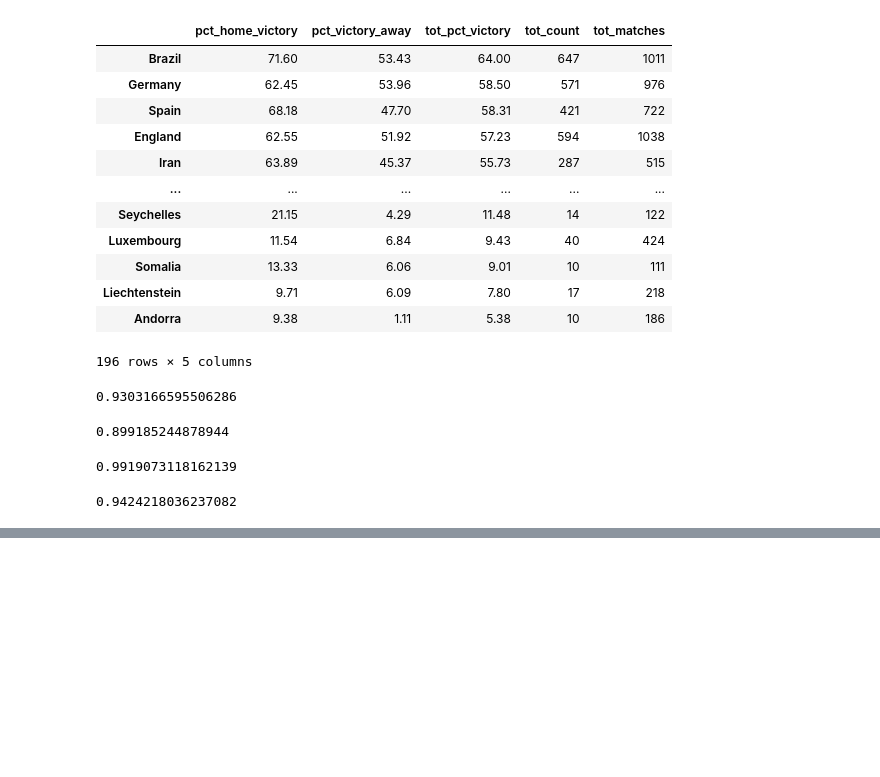
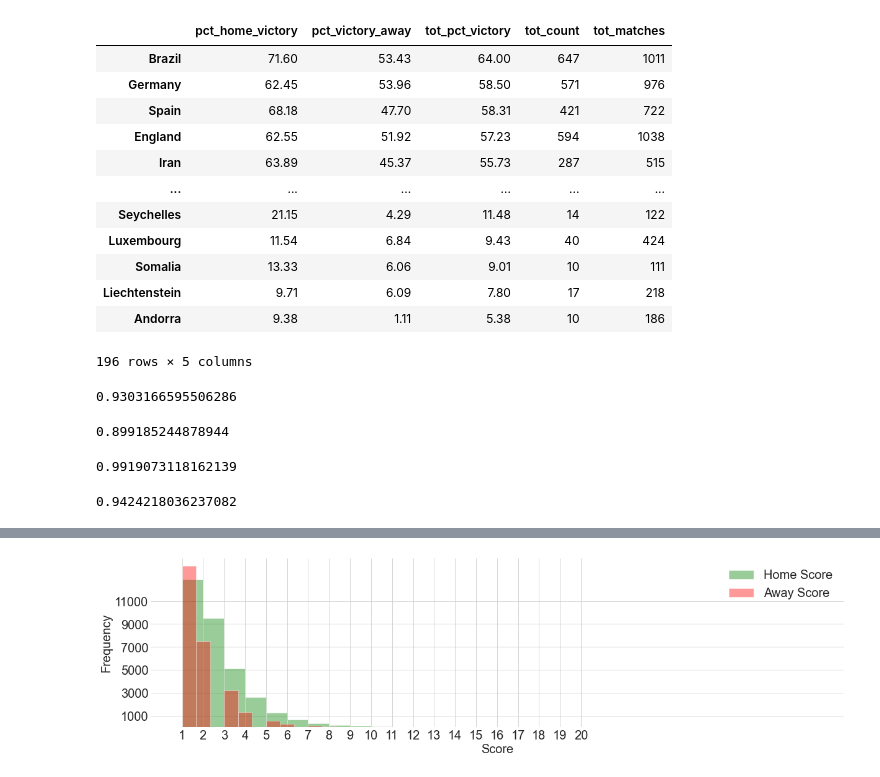
Before and after one commit to l-aleksashka-l/ML, a Jupyter notebook: Stepik/Match_predictions.ipynb, the cells around one changed output, grey strips where cells are left out. Cells and saved outputs as stored; diff of their text form; code cells hidden in the pictures; blank space fills up the shorter version.

```diff
--- a/Stepik/Match_predictions.ipynb
+++ b/Stepik/Match_predictions.ipynb
@@ -609,0 +663,12 @@ year=np.round(year, 2)
+# %%
+plt.figure(figsize=(20,5))
+sns.distplot(data[data['home_score']>0]['home_score'],kde=False,bins=30, color='g', label='Home Score')
+sns.distplot(data[data['away_score']>0]['away_score'], kde=False, bins=30, color='r', label='Away Score')
+plt.legend()
+plt.xticks([i for i in range(1,21)])
+plt.yticks([i for i in range(1000,13000,2000)])
+plt.xlabel("Score")
+plt.ylabel("Frequency")
+plt.show()
+# %% [output]
+[figure, added]
```
Also changed, not shown: parts of 9 cells of this notebook.
